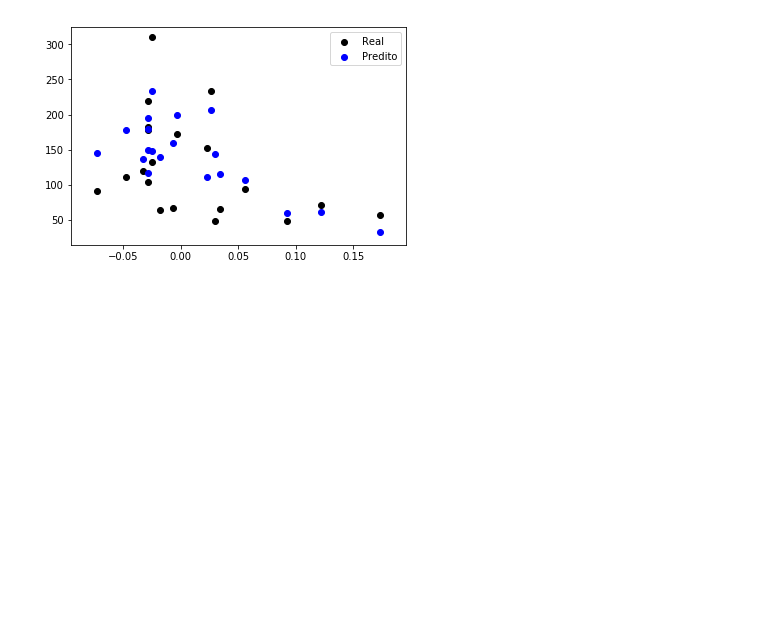
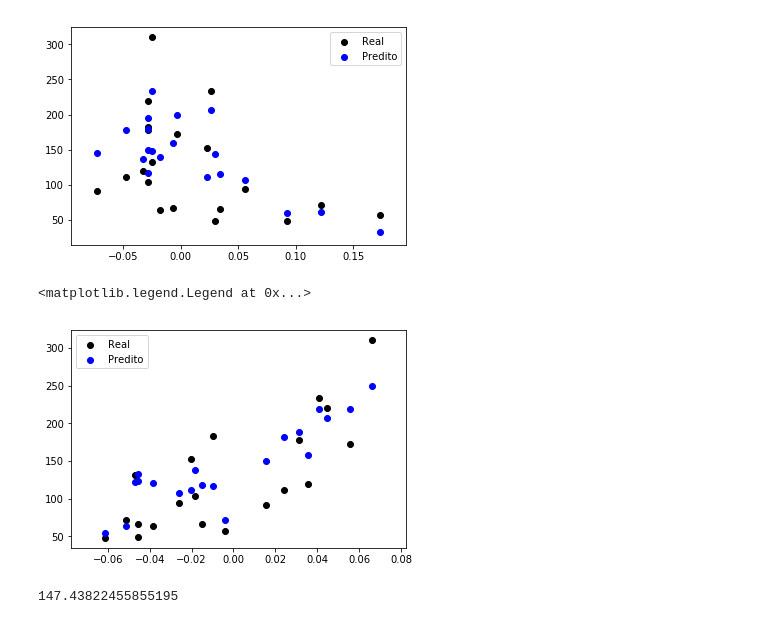
Before and after one commit to IarahAlmeida/topicosIC, a Jupyter notebook: diabetes.ipynb, the cells around one changed output. Cells and saved outputs as stored; diff of their text form; code cells hidden in the pictures; blank space fills up the shorter version.

Commit message:
Adição de nova variável, adição do erro médio

```diff
--- a/diabetes.ipynb
+++ b/diabetes.ipynb
@@ -151,8 +162,7 @@ plt.show()
 # %% [output]
 [figure]
 # %%
-# 2. resume o carregamento da base e da tabela
-# 2. seleção de características
+# resume o carregamento da base e da tabela
 from sklearn.datasets import load_diabetes
 import pandas
 
@@ -162,6 +172,6 @@ tabela.columns = diabetes.feature_names
 tabela['Progressão']  = diabetes.target
 
 #seleciona duas colunas
-X = tabela[["bmi", "s3"]]
+X = tabela[["bmi", "s3", "s5"]]
 print(X)
 # %% [output]
@@ -239,3 +274,18 @@ plt.legend(["Real", "Predito"])
 # %% [output]
 <matplotlib.legend.Legend at 0x...>
 [figure]
+# %%
+# plota todos os valores de validação
+plt.scatter(X_v["s5"], y_v,  color='black')
+plt.scatter(X_v["s5"], y_pred, color='blue')
+plt.legend(["Real", "Predito"])
+# %% [output]
+<matplotlib.legend.Legend at 0x...>
+[figure, added]
+# %%
+# erro médio
+import math
+e = math.sqrt(sum(y_v - y_pred) ** 2) / len(X_v)
+print(e)
+# %% [output]
+147.43822455855195
```
Also changed, not shown: parts of 11 cells of this notebook.
